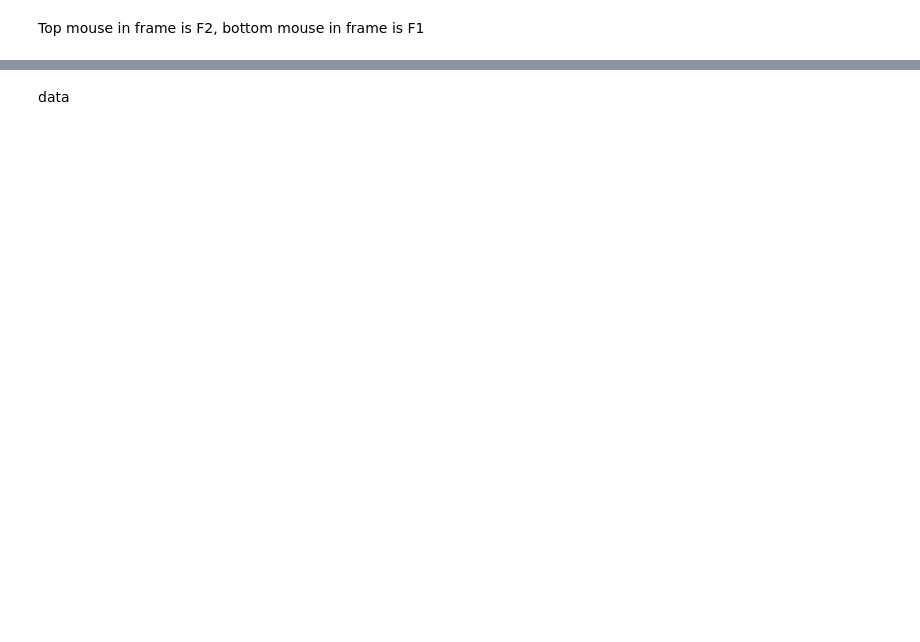
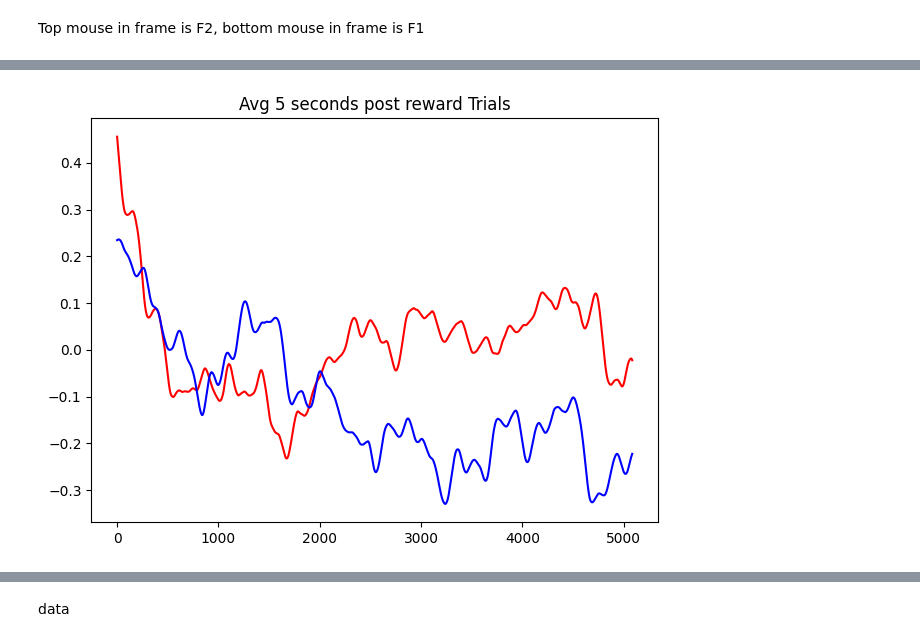
Before and after one commit to Tsuchijo/Interaction_Task_Data_Processing, a Jupyter notebook: src/notebooks/process_photometry.ipynb, the cells around one changed output, grey strips where cells are left out. Cells and saved outputs as stored; diff of their text form; code cells hidden in the pictures; blank space fills up the shorter version.

```diff
--- a/src/notebooks/process_photometry.ipynb
+++ b/src/notebooks/process_photometry.ipynb
@@ -209,0 +223,70 @@ read from t=0s to t=27011.65s
+# %%
+for key in [key for key in experiment_data.keys() if int(key.split('-')[2]) > 24][0:4]:
+    data = get_trial_photometry_data(key, experiment_data)
+    csv = pd.read_csv(experiment_data[key]['trial'])
+    success_list_465A = []
+    success_list_465C = []
+    post_reward_list_465A = []
+    post_reward_list_465C = []
+    fail_list_465A = []
+    fail_list_465C = []
+    for trial, success in enumerate(csv['successful_trials'].to_list()):
+        fs = int(data['fs'])
+        time_series = np.arange(1, 29, 1/data['fs'])
+
+        if success:
+            try:
+                dff_465A = deltaFF(data['465A'][trial][fs:len(time_series) + fs], time_series)[0]
+                dff_465C = deltaFF(data['465C'][trial][fs:len(time_series) + fs], time_series)[0]
+                success_list_465A.append(dff_465A)
+                success_list_465C.append(dff_465C)
+                # get reward timing
+                M5_reward_time = csv['mouse_R_reward_time'][trial]
+                M6_reward_time = csv['mouse_L_reward_time'][trial]
+                post_reward_list_465A.append(dff_465A[int((M5_reward_time - 1) * fs):int(M5_reward_time * fs) + int(4 * fs)])
+                post_reward_list_465C.append(dff_465C[int((M6_reward_time - 1) * fs):int(M6_reward_time * fs) + int(4 * fs)])
+            except:
+                print(len(time_series))
+                continue
+        else:
+            try:
+                fail_list_465A.append(deltaFF(data['465A'][trial][fs:len(time_series) + fs], time_series)[0])
+                fail_list_465C.append(deltaFF(data['465C'][trial][fs:len(time_series) + fs], time_series)[0])
+            except:
+                print(len(time_series))
+                continue
+# average over all successful trials
+mean_465A = np.mean(np.array(success_list_465A), axis=0)
+mean_465C = np.mean(np.array(success_list_465C), axis=0)
+# average over all failed trials
+mean_465A_fail = np.mean(np.array(fail_list_465A), axis=0)
+mean_465C_fail = np.mean(np.array(fail_list_465C), axis=0)
+
+# average over all reward trials
+mean_465A_reward = np.mean([y[:min([len(x) for x in post_reward_list_465A])] for y in post_reward_list_465A], axis=0)
+mean_465C_reward = np.mean([y[:min([len(x) for x in post_reward_list_465C])] for y in post_reward_list_465C], axis=0)
+
+# plot average of reward trials
+fig, ax = plt.subplots(1, 1)
+ax.plot(mean_465A_reward, color='red')
+ax.plot(mean_465C_reward, color='blue')
+ax.set_title('Avg 5 seconds post reward Trials')
+fig.tight_layout()
+plt.show()
+
+# # plot the average of all successful trials
+# fig, ax = plt.subplots(2, 1)
+# # plot the average of all failed trials
+# ax[0].plot(mean_465C_fail, color='blue')
+# ax[0].plot(mean_465A_fail, color='red')
+# # add title
+# ax[0].set_title('Failed Trials')
+# # plot the average of all successful trials
+# ax[1].plot(mean_465C, color='blue')
+# ax[1].plot(mean_465A, color='red')
+# # add title
+# ax[1].set_title('Successful Trials')
+# # add spacing between plots
+# fig.tight_layout()
+# plt.show()
+# %% [output]
@@ -209,0 +310 @@ read from t=0s to t=27011.65s
+[figure, added]
```
Also changed, not shown: parts of 13 cells of this notebook, 27 other files.
